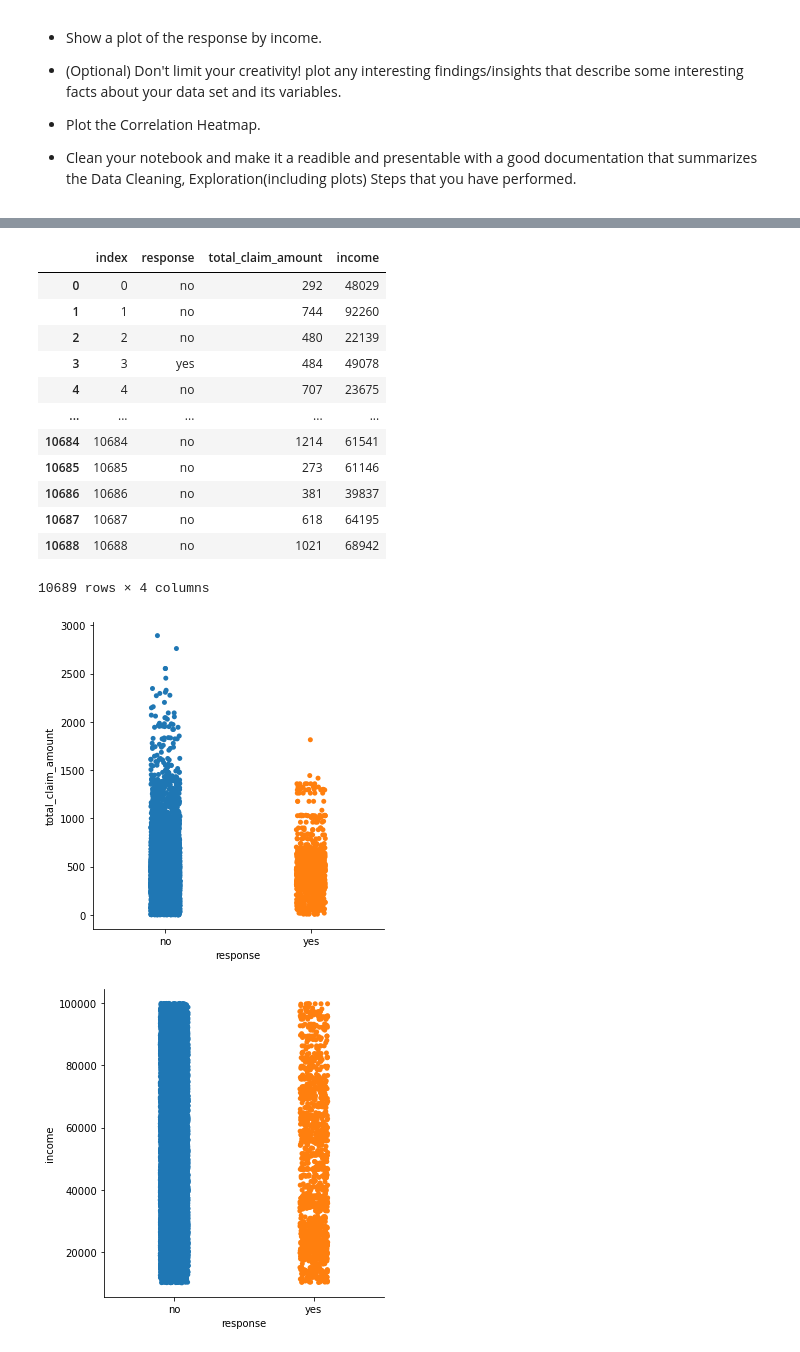
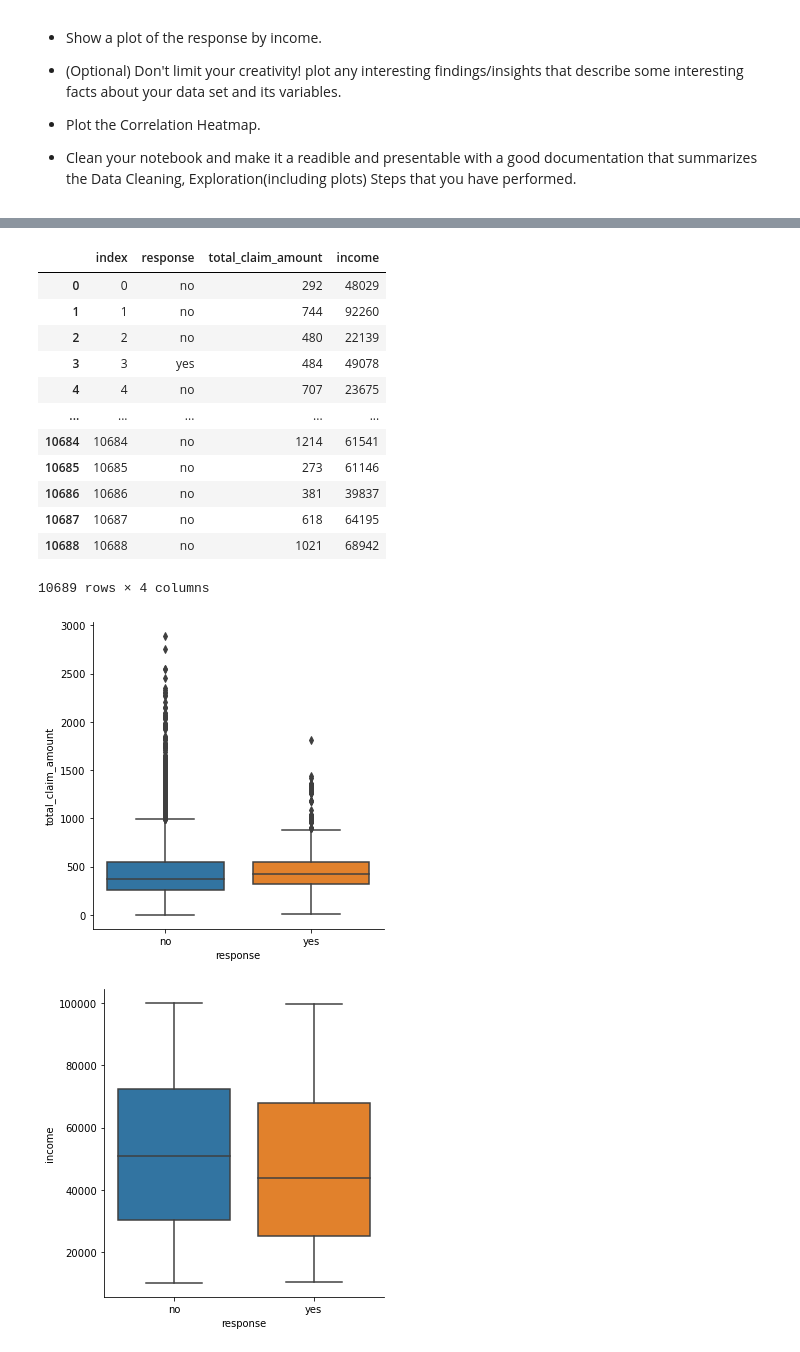
Before and after one commit to Aykut-Avci/Case_Study_Customer_Analysis, a Jupyter notebook: Day9-Visualization.ipynb, the cells around one changed output, grey strips where cells are left out. Cells and saved outputs as stored; diff of their text form; code cells hidden in the pictures.

```diff
--- a/Day9-Visualization.ipynb
+++ b/Day9-Visualization.ipynb
@@ -206,30 +202,30 @@ ax3 = sns.countplot(x=categorical['sales_channel'], hue=categorical['response'])
 # %%
 responsevstotal_claim = ca_df[['response','total_claim_amount','income']].reset_index()
 
 responsevstotal_claim
 
 
 
 
-sns.catplot(x='response', y='total_claim_amount',data=responsevstotal_claim)
+sns.catplot(x='response', y='total_claim_amount',data=responsevstotal_claim, kind='box')
 
-sns.catplot(x='response', y='income', data=responsevstotal_claim)
+sns.catplot(x='response', y='income', data=responsevstotal_claim, kind='box')
 
 
 responsevstotal_claim
 # %% [output]
 |  | index | response | total_claim_amount | income |
 | 0 | 0 | no | 292 | 48029 |
 | 1 | 1 | no | 744 | 92260 |
 | 2 | 2 | no | 480 | 22139 |
 | 3 | 3 | yes | 484 | 49078 |
 | 4 | 4 | no | 707 | 23675 |
 | ... | ... | ... | ... | ... |
 | 10684 | 10684 | no | 1214 | 61541 |
 | 10685 | 10685 | no | 273 | 61146 |
 | 10686 | 10686 | no | 381 | 39837 |
 | 10687 | 10687 | no | 618 | 64195 |
 | 10688 | 10688 | no | 1021 | 68942 |
 10689 rows × 4 columns
-[figure, old version]
+[figure, new version]
-[figure, old version]
+[figure, new version]
```
Also changed, not shown: parts of 1 cell of this notebook, 1 other file.
